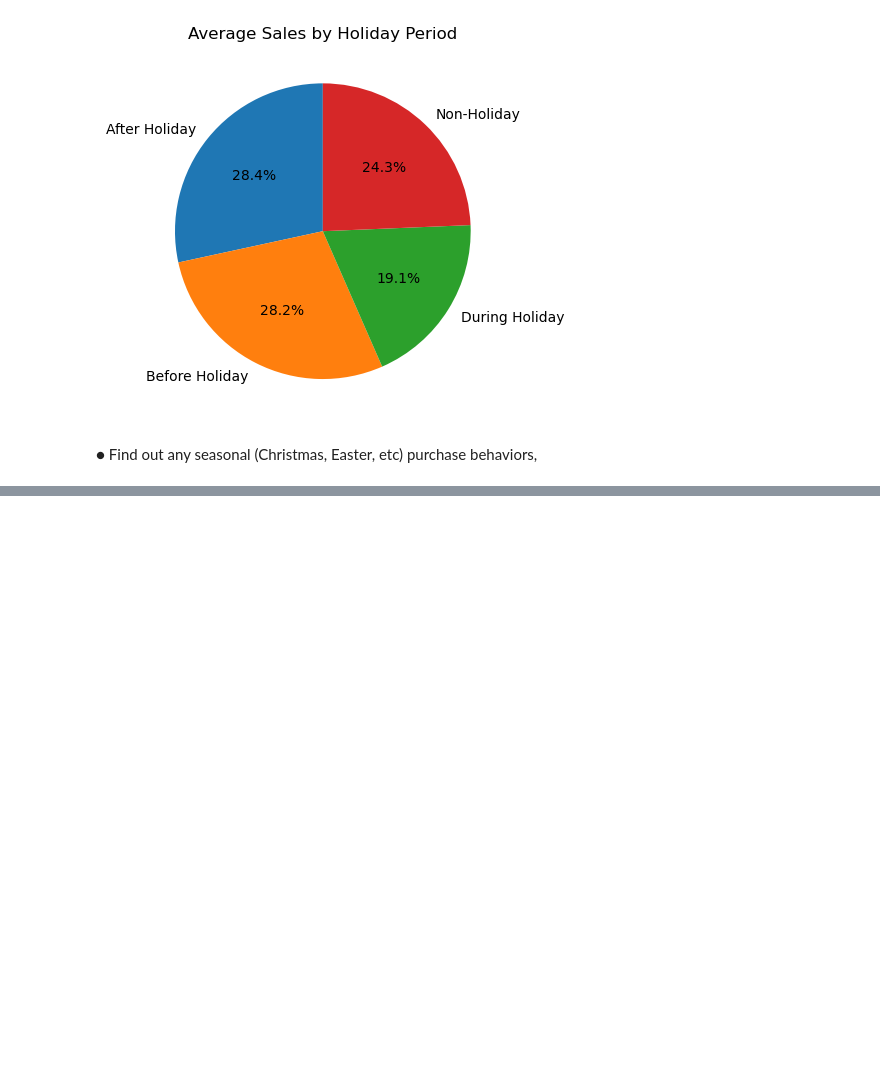
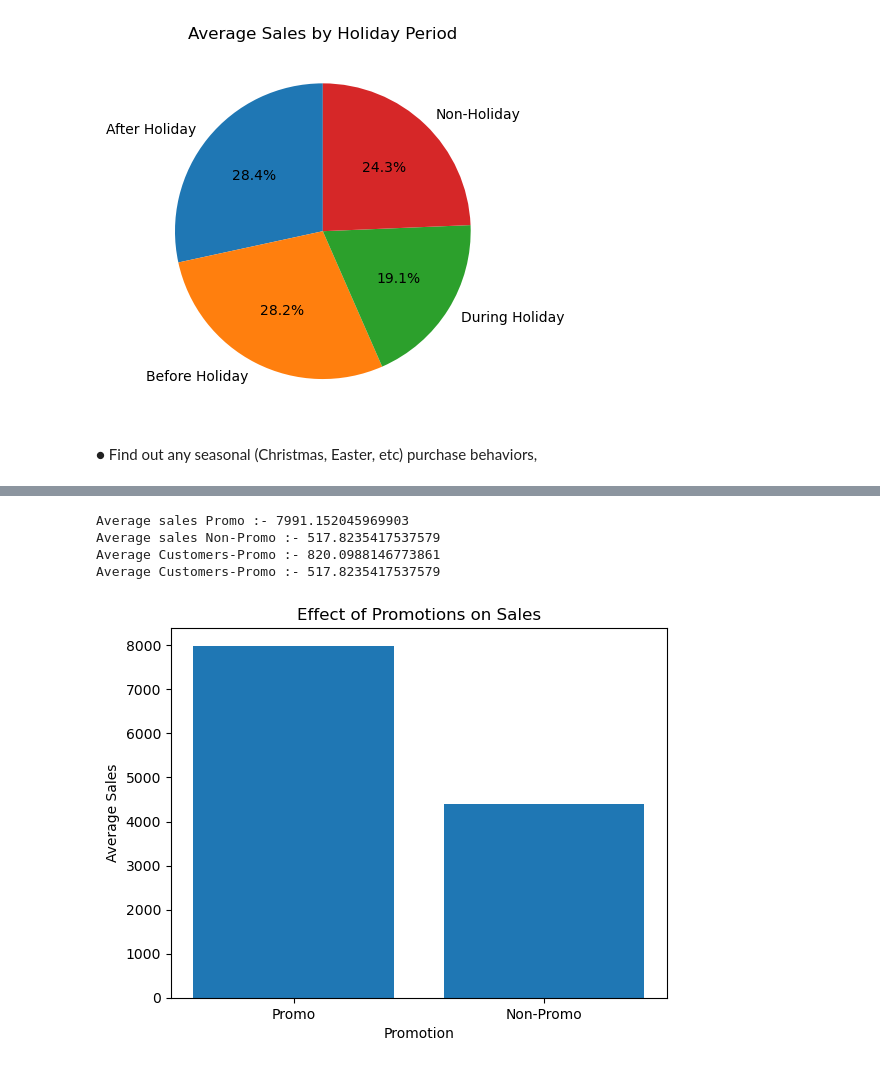
Before and after one commit to jodahe1/Rossmann-Pharmaceuticals-, a Jupyter notebook: Task1/EDA and Data Cleaning.ipynb, the cells around one changed output, grey strips where cells are left out. Cells and saved outputs as stored; diff of their text form; code cells hidden in the pictures; blank space fills up the shorter version.

```diff
--- a/Task1/EDA and Data Cleaning.ipynb
+++ b/Task1/EDA and Data Cleaning.ipynb
@@ -252,0 +309,35 @@ plt.show()
+# %%
+# Filter data for days with and without promotions
+promo_days = train_df[train_df['Promo'] == 1]
+non_promo_days = train_df[train_df['Promo'] == 0]
+# %%
+# Calculate the average sales and customers for promo and non-promo days
+avg_sales_promo = promo_days['Sales'].mean()
+avg_sales_non_promo = non_promo_days['Sales'].mean()
+
+avg_customers_promo = promo_days['Customers'].mean()
+avg_customers_non_promo = non_promo_days['Customers'].mean()
+
+print("Average sales Promo :-",avg_sales_promo)
+print("Average sales Non-Promo :-",avg_customers_non_promo)
+print("Average Customers-Promo :-",avg_customers_promo)
+print("Average Customers-Promo :-",avg_customers_non_promo)
+# %% [output]
+Average sales Promo :- 7991.152045969903
+Average sales Non-Promo :- 517.8235417537579
+Average Customers-Promo :- 820.0988146773861
+Average Customers-Promo :- 517.8235417537579
+# %%
+# Create a bar chart for average sales
+sales_labels = ['Promo', 'Non-Promo']
+sales_data = [avg_sales_promo, avg_sales_non_promo]
+
+plt.bar(sales_labels, sales_data)
+plt.xlabel('Promotion')
+plt.ylabel('Average Sales')
+plt.title('Effect of Promotions on Sales')
+
+# Show the plot for average sales
+plt.show()
+# %% [output]
+[figure, added]
```
Also changed, not shown: parts of 9 cells of this notebook.
